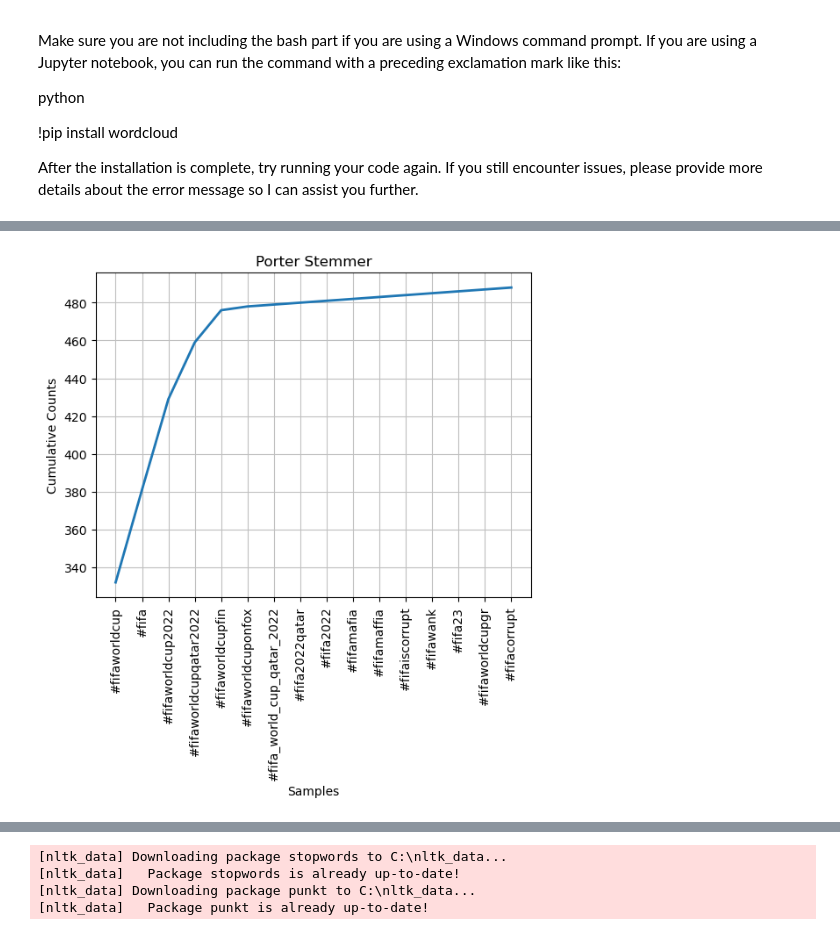
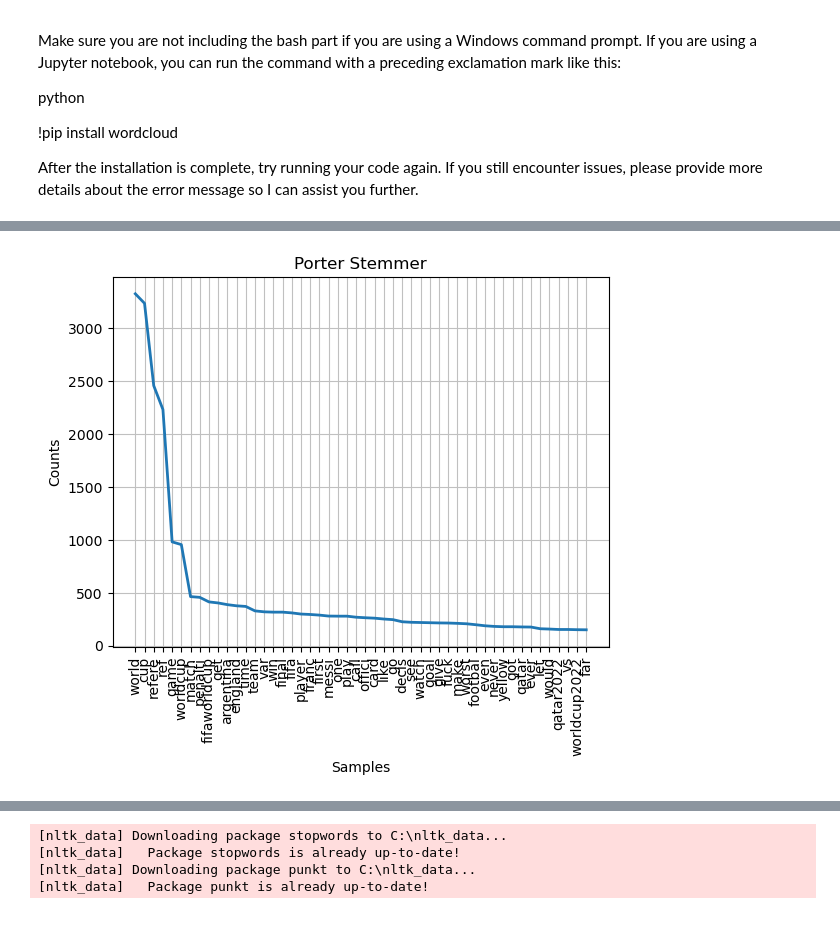
Before and after one commit to MirsadHadzic/Twitter-Data-Analysis-using-NLP, a Jupyter notebook: projectNlp.ipynb, the cells around one changed output, grey strips where cells are left out. Saved outputs shown, nothing was run; the diff lists cells and outputs as text; code cells hidden in the pictures.

```diff
--- a/projectNlp.ipynb
+++ b/projectNlp.ipynb
@@ -450,11 +292,6 @@ python
 
 After the installation is complete, try running your code again. If you still encounter issues, please provide more details about the error message so I can assist you further.
 # %%
-import pandas as pd
-import re
-from nltk.probability import FreqDist
-from nltk.stem import PorterStemmer, LancasterStemmer
-
 # Assuming you have a CSV file named 'REF TWEETS.csv' with a 'Tweet' column
 file_path = 'C:/Users/Anes/Downloads/REF TWEETS.csv'  # Replace with the actual path to your CSV file
 df = pd.read_csv(file_path)
@@ -462,66 +299,36 @@ df = pd.read_csv(file_path)
 # Extract 'Tweet' column to get all text in one string
 all_text = ' '.join(df['Tweet'].astype(str).tolist())
 
-# Use regular expression to find occurrences of #fifa and its variations
-fifa_variations = re.findall(r'#fifa\w*', all_text.lower())
+# Tokenize the text into words
+all_words = word_tokenize(all_text.lower())
+
+# Remove stopwords
+stop_words = set(stopwords.words('english'))
+filtered_words = [word for word in all_words if word.isalnum() and word not in stop_words]
+
+# Remove whitespace and create a string with words separated by whitespace
+filtered_text = ' '.join(filtered_words)
 
 # Initialize stemmers
 porter_stemmer = PorterStemmer()
 lancaster_stemmer = LancasterStemmer()
 
-# Apply stemming to the words
-porter_stems = [porter_stemmer.stem(word) for word in fifa_variations]
-lancaster_stems = [lancaster_stemmer.stem(word) for word in fifa_variations]
-
-# Calculate the frequency distribution of stemmed words
-porter_freq_dist = FreqDist(porter_stems)
-lancaster_freq_dist = FreqDist(lancaster_stems)
+# Apply stemming to all words
+porter_stems = [porter_stemmer.stem(word) for word in filtered_words]
+lancaster_stems = [lancaster_stemmer.stem(word) for word in filtered_words]
 
 # Print the most common words after stemming
-print("Most common words related to #fifa (Porter Stemmer):")
-print(porter_freq_dist.most_common(20))
+print("Most common words in tweets (Porter Stemmer):")
+print(nltk.FreqDist(porter_stems).most_common(20))
 
-print("\nMost common words related to #fifa (Lancaster Stemmer):")
-print(lancaster_freq_dist.most_common(20))
+print("\nMost common words in tweets (Lancaster Stemmer):")
+print(nltk.FreqDist(lancaster_stems).most_common(20))
+
+# Display the filtered text
+print("\nFiltered Text:")
+print(filtered_text)
 
 # Plot the frequency distribution of stemmed words
-porter_freq_dist.plot(50, cumulative=True, title="Porter Stemmer")
-lancaster_freq_dist.plot(50, cumulative=True, title="Lancaster Stemmer")
-import pandas as pd
-import re
-from nltk.probability import FreqDist
-from nltk.stem import PorterStemmer, LancasterStemmer
-
-# Assuming you have a CSV file named 'REF TWEETS.csv' with a 'Tweet' column
-file_path = 'C:/Users/Anes/Downloads/REF TWEETS.csv'  # Replace with the actual path to your CSV file
-df = pd.read_csv(file_path)
-
-# Extract 'Tweet' column to get all text in one string
-all_text = ' '.join(df['Tweet'].astype(str).tolist())
-
-# Use regular expression to find occurrences of #fifa and its variations
-fifa_variations = re.findall(r'#fifa\w*', all_text.lower())
-
-# Initialize stemmers
-porter_stemmer = PorterStemmer()
-lancaster_stemmer = LancasterStemmer()
-
-# Apply stemming to the words
-porter_stems = [porter_stemmer.stem(word) for word in fifa_variations]
-lancaster_stems = [lancaster_stemmer.stem(word) for word in fifa_variations]
-
-# Calculate the frequency distribution of stemmed words
-porter_freq_dist = FreqDist(porter_stems)
-lancaster_freq_dist = FreqDist(lancaster_stems)
-
-# Print the most common words after stemming
-print("Most common words related to #fifa (Porter Stemmer):")
-print(porter_freq_dist.most_common(20))
-
-print("\nMost common words related to #fifa (Lancaster Stemmer):")
-print(lancaster_freq_dist.most_common(20))
-
-# Plot the frequency distribution of stemmed words
-porter_freq_dist.plot(50, cumulative=True, title="Porter Stemmer")
-lancaster_freq_dist.plot(50, cumulative=True, title="Lancaster Stemmer")
+FreqDist(porter_stems).plot(50, cumulative=False, title="Porter Stemmer")
+FreqDist(lancaster_stems).plot(50, cumulative=False, title="Lancaster Stemmer")
 # %% [output]
@@ -533 +343 @@ Most common words related to #fifa (Lancaster Stemmer):
-[figure, old version]
+[figure, new version]
```
Also changed, not shown: parts of 20 cells of this notebook, 2 other files.
